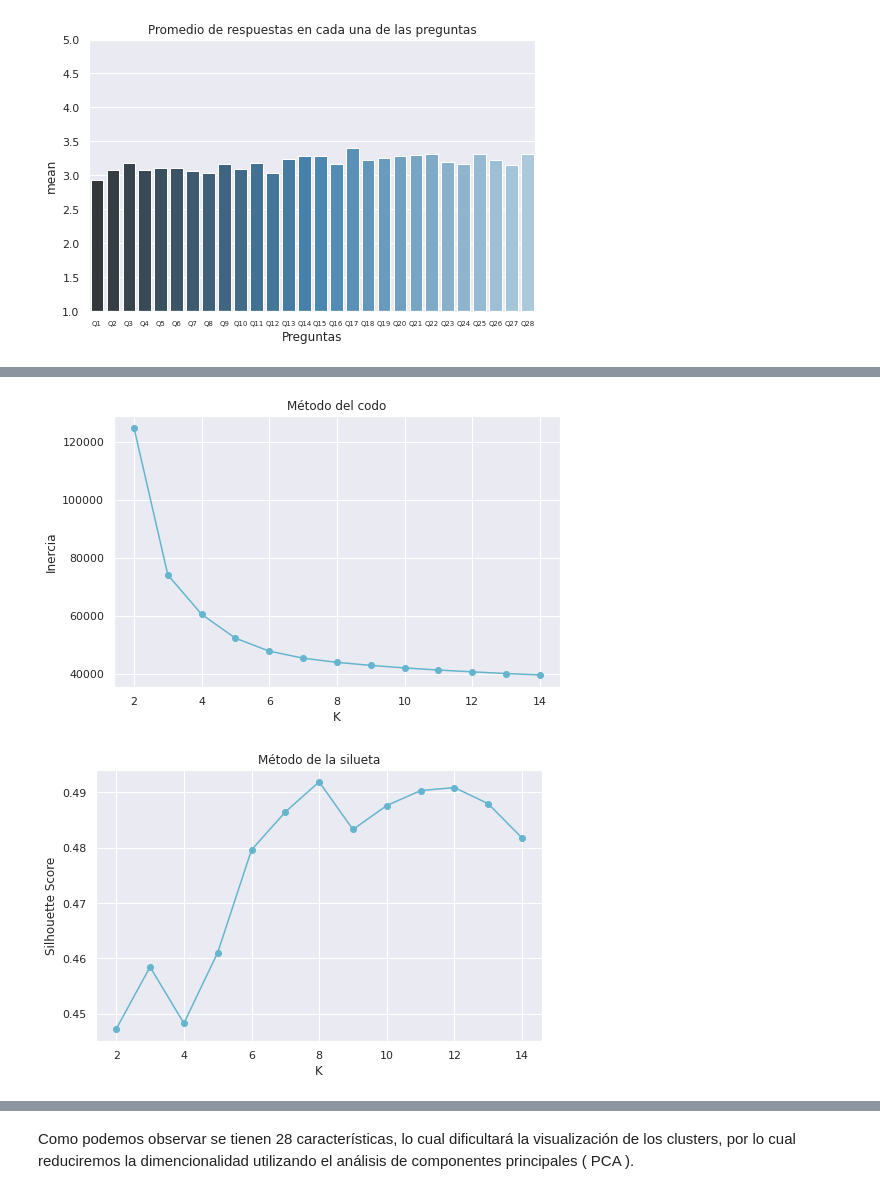
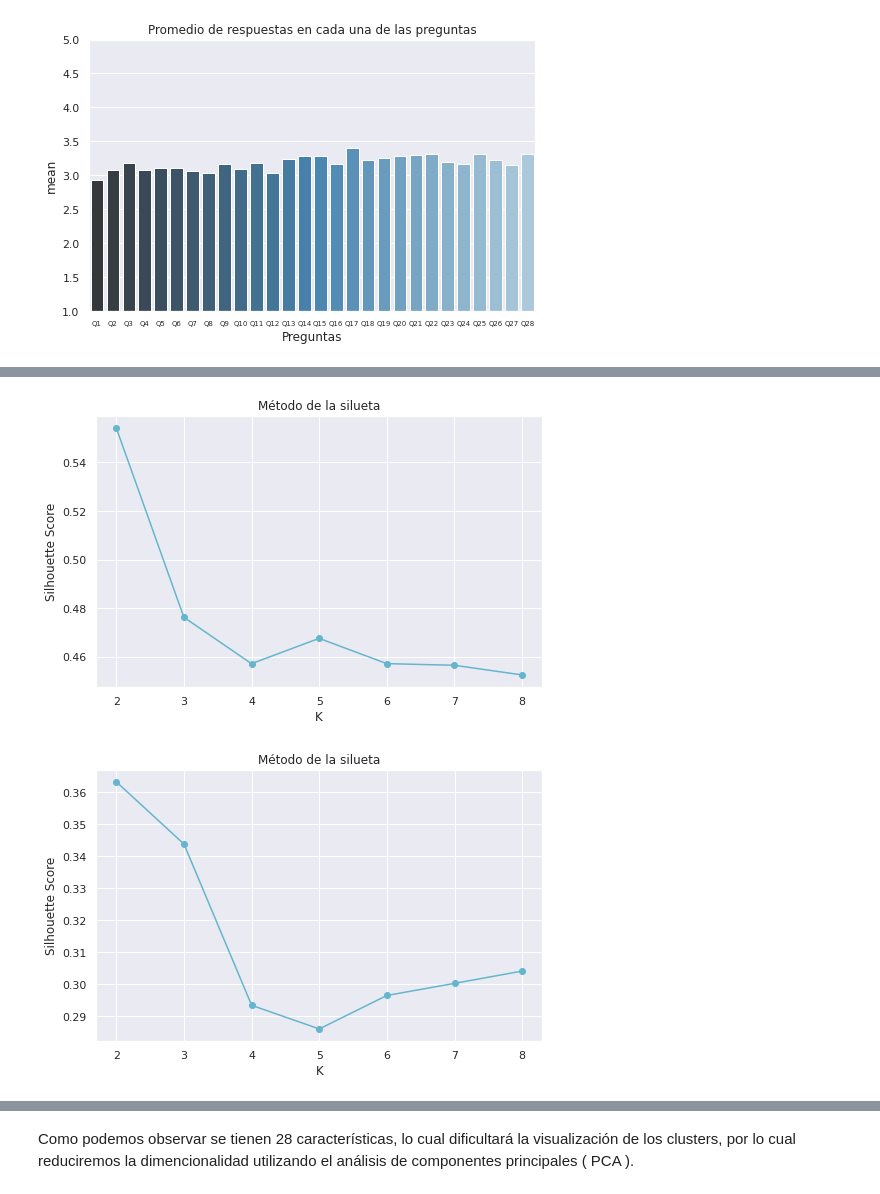
Before and after one commit to SarahLares/Clustering_on_Survery, a Jupyter notebook: Tarea_3_Clustering.ipynb, the cells around one changed output, grey strips where cells are left out. Cells and saved outputs as stored; diff of their text form; code cells hidden in the pictures.

```diff
--- a/Tarea_3_Clustering.ipynb
+++ b/Tarea_3_Clustering.ipynb
@@ -187,2 +194,6 @@ array([[5, 5, 4, 4, 5, 5, 4, 4, 5, 5, 5, 4, 5, 5, 4, 4, 5, 5, 5, 4, 4, 5,
+# %%
+X_1 = np.array(df_C1)
+X_7 = np.array(df_C7)
+X_9 = np.array(df_C8)
 # %%
 from sklearn.cluster import KMeans
@@ -191,11 +200,0 @@ from sklearn.metrics import silhouette_samples, silhouette_score
-# %%
-dis = []
-sil = []
-
-for i in range(2,15):
-  print(i)
-  model = KMeans(n_clusters= i, random_state=2)
-  model.fit(X)
-  dis.append(model.inertia_)
-
-  sil.append(silhouette_score(X, model.fit_predict(X)))
@@ -215,0 +201,21 @@ for i in range(2,15):
+# %%
+dis_1 = []
+sil_1 = []
+dis_7 = []
+sil_7 = []
+dis_9 = []
+sil_9 = []
+for i in range(2,9):
+  print(i)
+  model_1 = KMeans(n_clusters= i, random_state=2)
+  model_1.fit(X_1)
+  dis_1.append(model_1.inertia_)
+  sil_1.append(silhouette_score(X_1, model_1.fit_predict(X_1)))
+  model_7 = KMeans(n_clusters= i, random_state=3)
+  model_7.fit(X_7)
+  dis_7.append(model_7.inertia_)
+  sil_7.append(silhouette_score(X_7, model_7.fit_predict(X_7)))
+  model_9 = KMeans(n_clusters= i, random_state=3)
+  model_9.fit(X_9)
+  dis_9.append(model_9.inertia_)
+  sil_9.append(silhouette_score(X_9, model_9.fit_predict(X_9)))
@@ -216,18 +230,18 @@ for i in range(2,15):
 # %%
 plt.figure(figsize=(8,5))
-plt.plot(np.linspace(2,14,13),dis,'co-')
+plt.plot(np.linspace(2,8,7),sil_7,'co-')
 plt.xlabel ('K')
-plt.ylabel ('Inercia')
-plt.title('Método del codo')
+plt.ylabel ('Silhouette Score')
+plt.title('Método de la silueta')
 plt.show()
 # %% [output]
-[figure, old version]
+[figure, new version]
 # %%
 plt.figure(figsize=(8,5))
-plt.plot(np.linspace(2,14,13),sil,'co-')
+plt.plot(np.linspace(2,8,7),sil_9,'co-')
 plt.xlabel ('K')
 plt.ylabel ('Silhouette Score')
 plt.title('Método de la silueta')
 plt.show()
 # %% [output]
-[figure, old version]
+[figure, new version]
```
Also changed, not shown: parts of 16 cells of this notebook.
